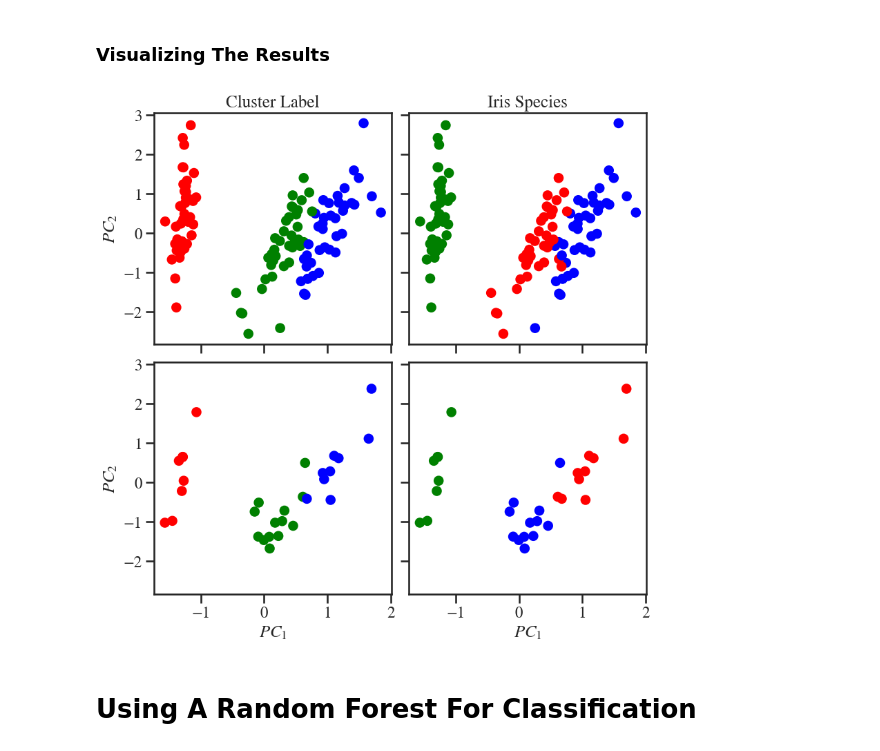
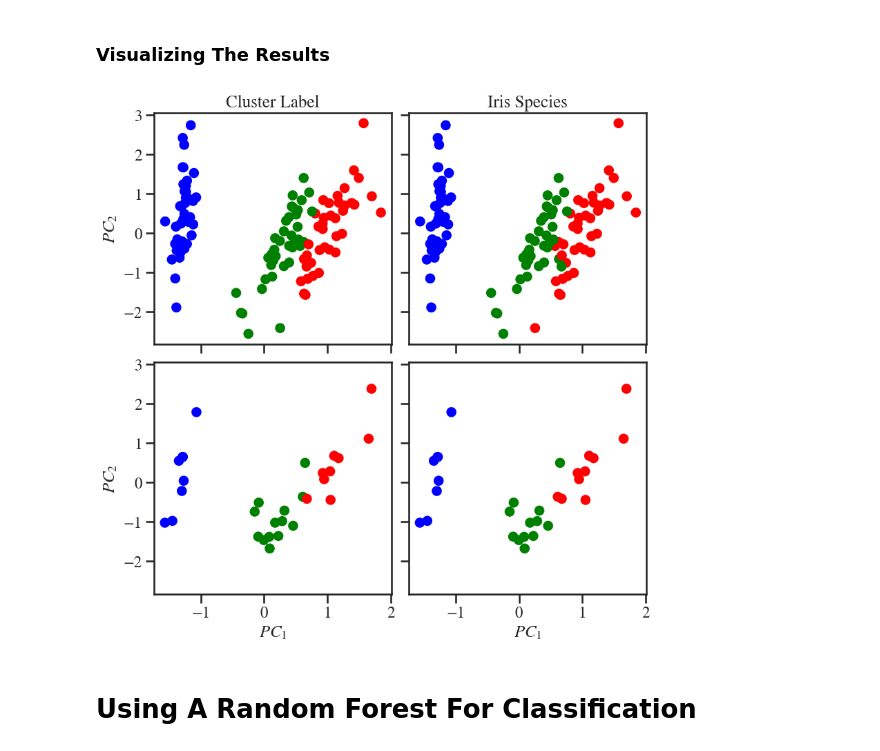
Before and after one commit to FurqanDar/DataScience-MachineLearning-Portfolio, a Jupyter notebook: Iris_DataSet/01_iris_dataset.ipynb, the cells around one changed output. Drawn from its saved outputs; the diff is of its cells as text; code cells hidden in the pictures.

```diff
--- a/Iris_DataSet/01_iris_dataset.ipynb
+++ b/Iris_DataSet/01_iris_dataset.ipynb
@@ -88,12 +88,12 @@ X_train, X_test, y_train, y_test = train_test_split(iris_features_zscored, iris_
 kmeans_obj = KMeans(n_clusters=3, n_init=20).fit(X_train)
 y_train_pred_kmeans = kmeans_obj.predict(X_train)
 # %%
-Xy_train_kmeans = X_train.copy()
+Xy_train_kmeans = pd.DataFrame(X_train.copy(), columns=flower_properties)
 Xy_train_kmeans['clus_lab']=y_train_pred_kmeans
 Xy_train_kmeans['species']=y_train
 
 y_test_pred_kmeans = kmeans_obj.predict(X_test)
-Xy_test_kmeans = X_test.copy()
+Xy_test_kmeans = pd.DataFrame(X_test.copy(), columns=flower_properties)
 Xy_test_kmeans['clus_lab']=y_test_pred_kmeans
 Xy_test_kmeans['species']=y_test
 # %% [markdown]
@@ -151,12 +151,12 @@ with sns.plotting_context('talk'):
 gmm_obj = GaussianMixture(n_components=3, n_init=10, max_iter=1000, covariance_type='tied').fit(X_train)
 y_train_pred_gmm = gmm_obj.predict(X_train)
 # %%
-Xy_train_gmm = X_train.copy()
+Xy_train_gmm = pd.DataFrame(X_train.copy(), columns=flower_properties)
 Xy_train_gmm['clus_lab']=y_train_pred_gmm
 Xy_train_gmm['species']=y_train
 
 y_test_pred_gmm = gmm_obj.predict(X_test)
-Xy_test_gmm = X_test.copy()
+Xy_test_gmm = pd.DataFrame(X_test.copy(), columns=flower_properties)
 Xy_test_gmm['clus_lab']=y_test_pred_gmm
 Xy_test_gmm['species']=y_test
 # %% [markdown]
@@ -258,23 +258,23 @@ pc_Xy_test_gmm['species']=pc_y_test
 # %%
 with sns.plotting_context('talk'):
     myFig, myAx = plt.subplots(2,2, figsize=[8,8], sharey=True, sharex=True, constrained_layout=True)
     fAx: list[plt.Axes] = myAx.flatten() if isinstance(myAx, np.ndarray) else np.asarray([myAx])
     fAx[0].scatter(pc_Xy_train_gmm['PC_1'], pc_Xy_train_gmm['PC_2'], c=gen_label_colors(pc_Xy_train_gmm['clus_lab']))
-    fAx[1].scatter(pc_Xy_train_gmm['PC_1'], pc_Xy_train_gmm['PC_2'], c=gen_label_colors(pc_Xy_train_gmm['species'], colors=['green', 'red', 'blue']))
+    fAx[1].scatter(pc_Xy_train_gmm['PC_1'], pc_Xy_train_gmm['PC_2'], c=gen_label_colors(pc_Xy_train_gmm['species'], colors=['blue', 'green', 'red']))
 
     fAx[2].scatter(pc_Xy_test_gmm['PC_1'], pc_Xy_test_gmm['PC_2'], c=gen_label_colors(pc_Xy_test_gmm['clus_lab']))
-    fAx[3].scatter(pc_Xy_test_gmm['PC_1'], pc_Xy_test_gmm['PC_2'], c=gen_label_colors(pc_Xy_test_gmm['species'], colors=['green', 'blue', 'red']))
+    fAx[3].scatter(pc_Xy_test_gmm['PC_1'], pc_Xy_test_gmm['PC_2'], c=gen_label_colors(pc_Xy_test_gmm['species'], colors=['blue', 'green', 'red']))
 
     myHands, myLabs = fAx[0].get_legend_handles_labels()
     if myLabs:
         myFig.legend(myHands, myLabs, bbox_to_anchor=(1.0, 0.5), loc='center left')
     fAx[0].set_title('Cluster Label')
     fAx[1].set_title('Iris Species')
     [ax.set_xlabel(r'$PC_1$') for ax in myAx[-1]]
     [ax.set_ylabel(r'$PC_2$') for ax in myAx[:,0]]
     plt.show()
 # %% [output]
-[figure, old version]
+[figure, new version]
 # %% [markdown]
 # Using A Random Forest For Classification
 # %%
```
Also changed, not shown: parts of 8 cells of this notebook, 2 other files.
